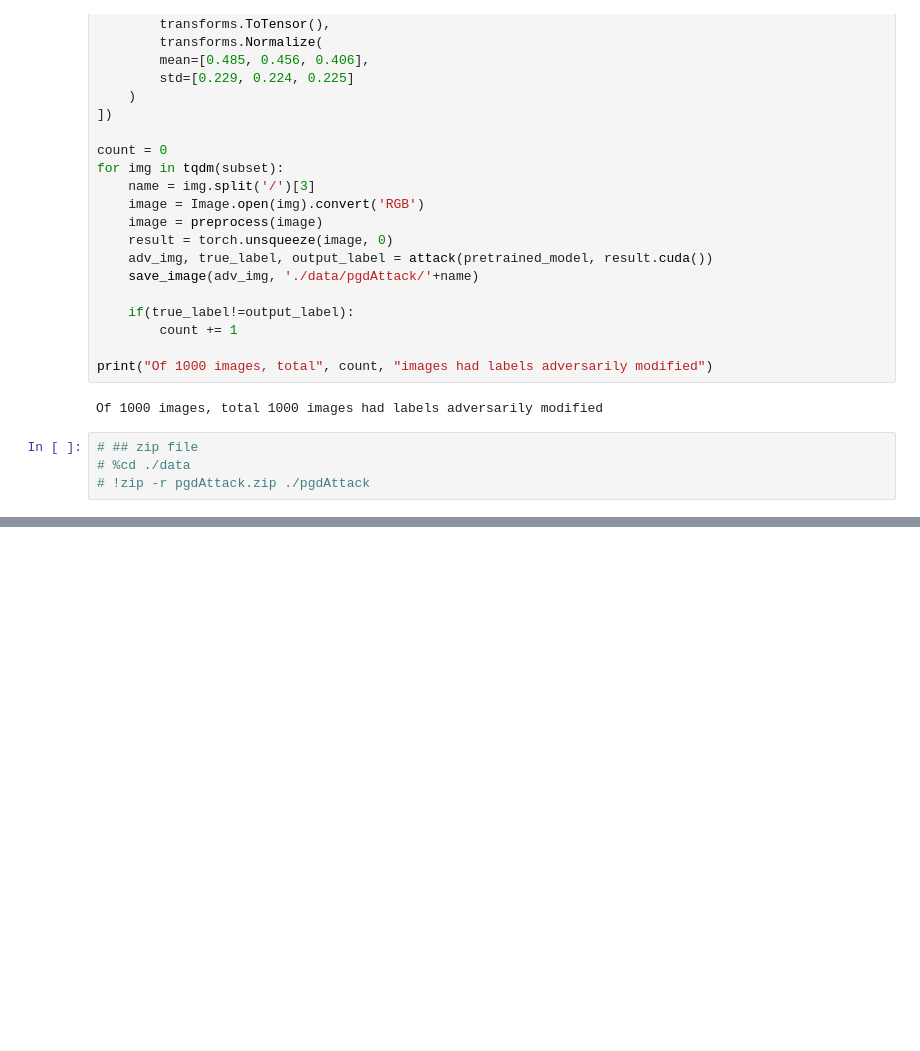
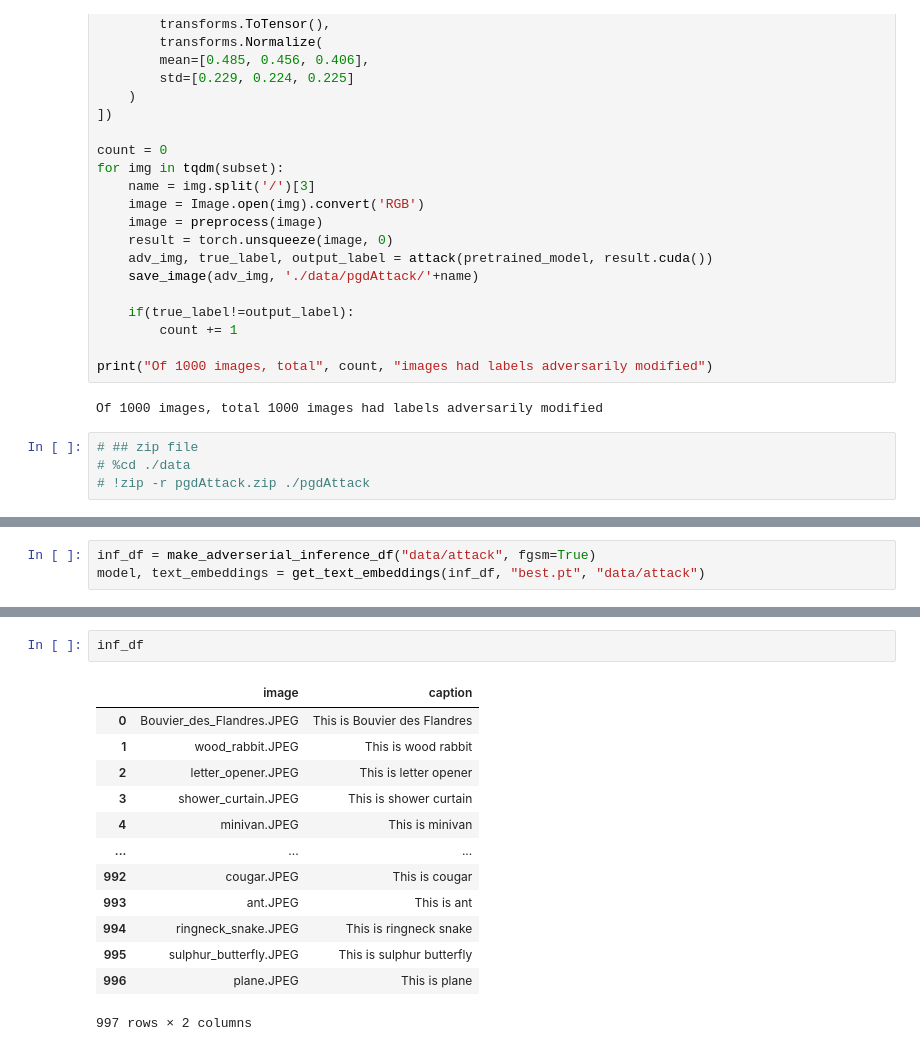
Before and after one commit to emilypark0418/AdversarialCLIPRobustness, a Jupyter notebook: BaseCode_v1.ipynb, the cells around one changed output, grey strips where cells are left out. Cells and saved outputs as stored; diff of their text form; blank space fills up the shorter version.

```diff
--- a/BaseCode_v1.ipynb
+++ b/BaseCode_v1.ipynb
@@ -748,0 +961,3 @@ Of 1000 images, total 1000 images had labels adversarily modified
+# %%
+inf_df = make_adverserial_inference_df("data/attack", fgsm=True)
+model, text_embeddings = get_text_embeddings(inf_df, "best.pt", "data/attack")
@@ -748,0 +968,16 @@ Of 1000 images, total 1000 images had labels adversarily modified
+# %%
+inf_df
+# %% [output]
+|  | image | caption |
+| 0 | Bouvier_des_Flandres.JPEG | This is Bouvier des Flandres |
+| 1 | wood_rabbit.JPEG | This is wood rabbit |
+| 2 | letter_opener.JPEG | This is letter opener |
+| 3 | shower_curtain.JPEG | This is shower curtain |
+| 4 | minivan.JPEG | This is minivan |
+| ... | ... | ... |
+| 992 | cougar.JPEG | This is cougar |
+| 993 | ant.JPEG | This is ant |
+| 994 | ringneck_snake.JPEG | This is ringneck snake |
+| 995 | sulphur_butterfly.JPEG | This is sulphur butterfly |
+| 996 | plane.JPEG | This is plane |
+997 rows × 2 columns
```
Also changed, not shown: parts of 31 cells of this notebook.
